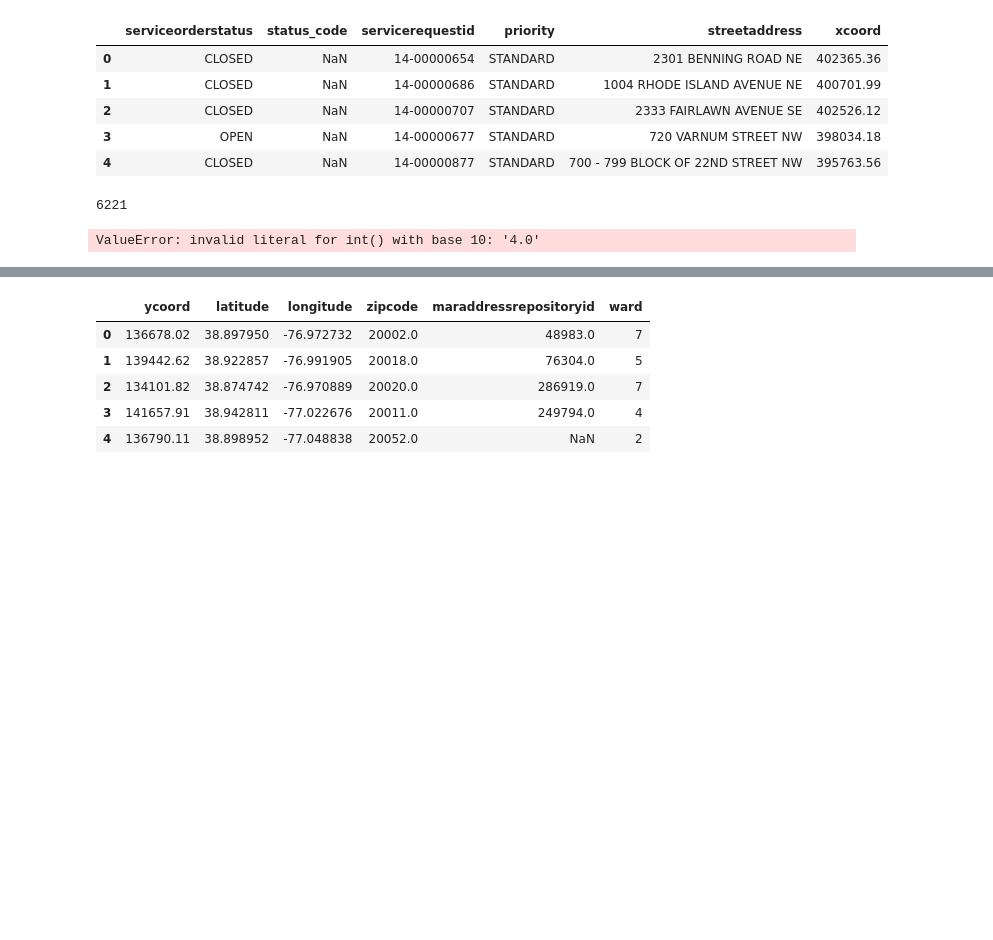
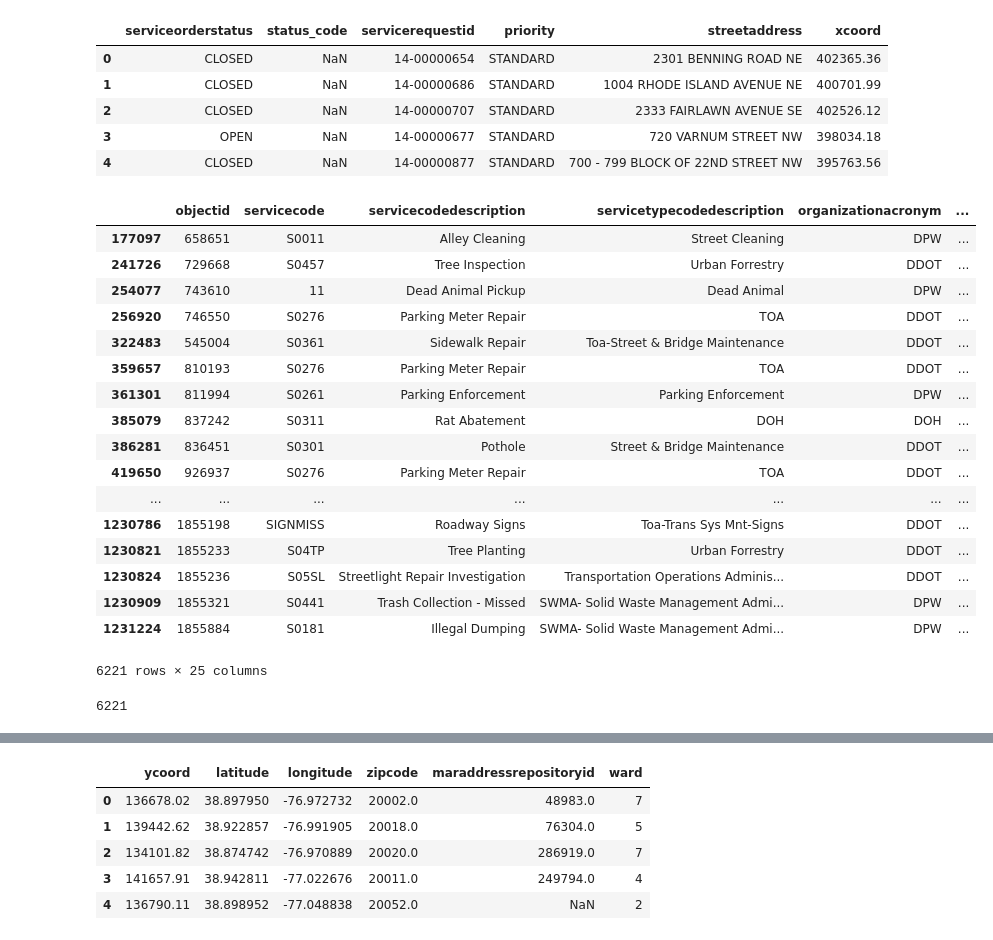
Before and after one commit to haoapple/The_Lab_DC_client_project, a Jupyter notebook: 02.EDA.ipynb, the cells around one changed output, grey strips where cells are left out. Saved outputs shown, nothing was run; the diff lists cells and outputs as text; code cells hidden in the pictures; blank space fills up the shorter version.

```diff
--- a/02.EDA.ipynb
+++ b/02.EDA.ipynb
@@ -178,6 +190,27 @@ csr_train.iloc[:5, 12:18]
 | 2 | CLOSED | NaN | 14-00000707 | STANDARD | 2333 FAIRLAWN AVENUE SE | 402526.12 |
 | 3 | OPEN | NaN | 14-00000677 | STANDARD | 720 VARNUM STREET NW | 398034.18 |
 | 4 | CLOSED | NaN | 14-00000877 | STANDARD | 700 - 799 BLOCK OF 22ND STREET NW | 395763.56 |
+# %%
+csr_train[csr_train.ward.loc[:] == 'nan']
+# %% [output]
+|  | objectid | servicecode | servicecodedescription | servicetypecodedescription | organizationacronym | ... |
+| 177097 | 658651 | S0011 | Alley Cleaning | Street Cleaning | DPW | ... |
+| 241726 | 729668 | S0457 | Tree Inspection | Urban Forrestry | DDOT | ... |
+| 254077 | 743610 | 11 | Dead Animal Pickup | Dead Animal | DPW | ... |
+| 256920 | 746550 | S0276 | Parking Meter Repair | TOA | DDOT | ... |
+| 322483 | 545004 | S0361 | Sidewalk Repair | Toa-Street & Bridge Maintenance | DDOT | ... |
+| 359657 | 810193 | S0276 | Parking Meter Repair | TOA | DDOT | ... |
+| 361301 | 811994 | S0261 | Parking Enforcement | Parking Enforcement | DPW | ... |
+| 385079 | 837242 | S0311 | Rat Abatement | DOH | DOH | ... |
+| 386281 | 836451 | S0301 | Pothole | Street & Bridge Maintenance | DDOT | ... |
+| 419650 | 926937 | S0276 | Parking Meter Repair | TOA | DDOT | ... |
+| ... | ... | ... | ... | ... | ... | ... |
+| 1230786 | 1855198 | SIGNMISS | Roadway Signs | Toa-Trans Sys Mnt-Signs | DDOT | ... |
+| 1230821 | 1855233 | S04TP | Tree Planting | Urban Forrestry | DDOT | ... |
+| 1230824 | 1855236 | S05SL | Streetlight Repair Investigation | Transportation Operations Adminis... | DDOT | ... |
+| 1230909 | 1855321 | S0441 | Trash Collection - Missed | SWMA- Solid Waste Management Admi... | DPW | ... |
+| 1231224 | 1855884 | S0181 | Illegal Dumping | SWMA- Solid Waste Management Admi... | DPW | ... |
+6221 rows × 25 columns
 # %%
 csr_train.ward.isnull().sum()
 # %% [output]
@@ -187,4 +222,2 @@ csr_train.ward.dropna(inplace=True)
 # %%
-csr_train.ward.astype('int32')
+csr_train.ward = csr_train.ward.astype(str)
-# %% [output]
-ValueError: invalid literal for int() with base 10: '4.0'
```
Also changed, not shown: parts of 10 cells of this notebook.
